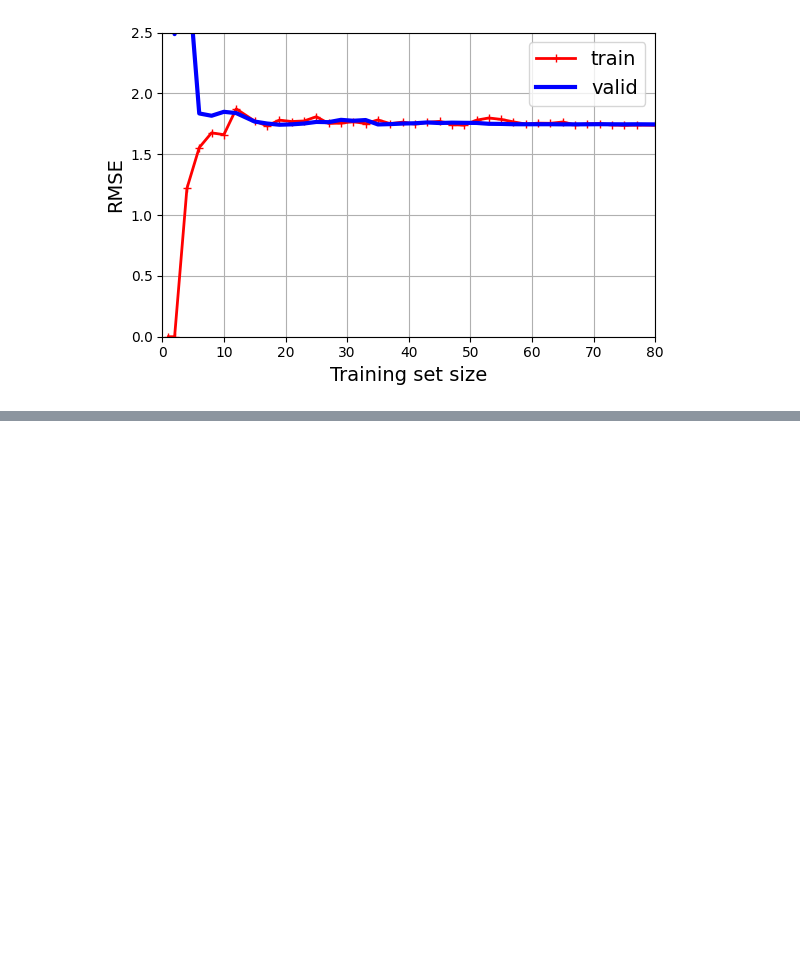
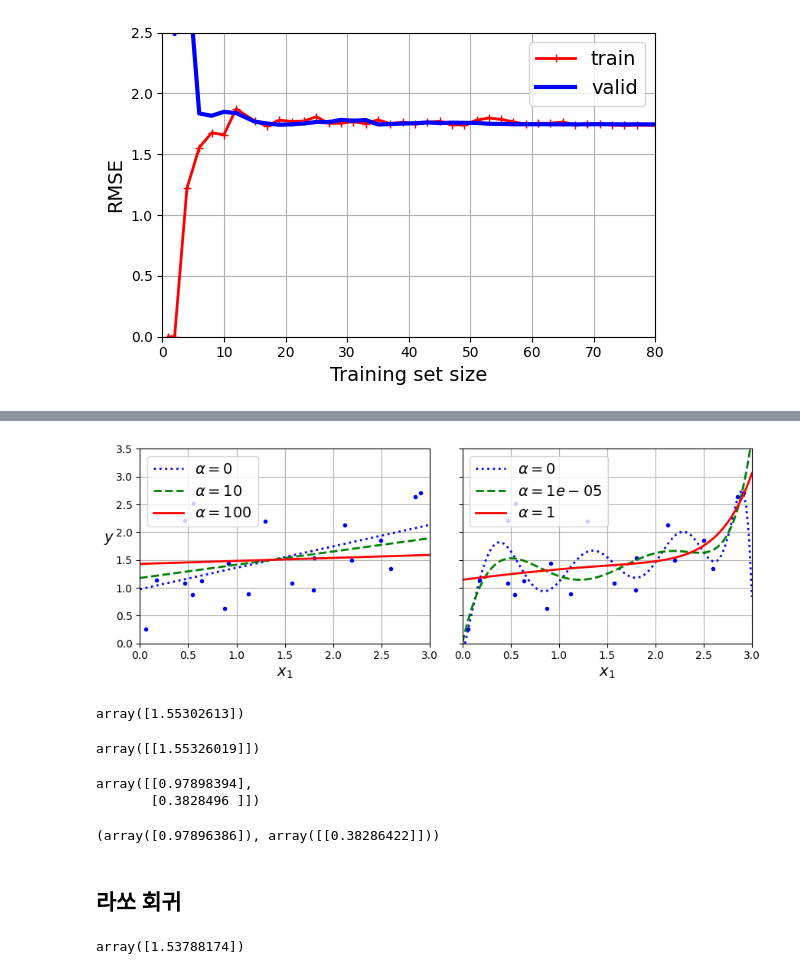
Before and after one commit to jangkoon-park/data-AI-study, a Jupyter notebook: ml-complete-guide-scikit-keras-tensorflow2/4장.ipynb, the cells around one changed output, grey strips where cells are left out. Cells and saved outputs as stored; diff of their text form; code cells hidden in the pictures; blank space fills up the shorter version.

```diff
--- a/ml-complete-guide-scikit-keras-tensorflow2/4장.ipynb
+++ b/ml-complete-guide-scikit-keras-tensorflow2/4장.ipynb
@@ -457,0 +545,75 @@ plt.show()
+# %%
+# 추가 코드 - 이 셀은 그림 4-17을 생성하고 저장합니다.
+
+def plot_model(model_class, polynomial, alphas, **model_kwargs):
+    plt.plot(X, y, "b.", linewidth=3)
+    for alpha, style in zip(alphas, ("b:", "g--", "r-")):
+        if alpha > 0:
+            model = model_class(alpha, **model_kwargs)
+        else:
+            model = LinearRegression()
+        if polynomial:
+            model = make_pipeline(
+                PolynomialFeatures(degree=10, include_bias=False),
+                StandardScaler(),
+                model)
+        model.fit(X, y)
+        y_new_regul = model.predict(X_new)
+        plt.plot(X_new, y_new_regul, style, linewidth=2,
+                 label=fr"$\alpha = {alpha}$")
+    plt.legend(loc="upper left")
+    plt.xlabel("$x_1$")
+    plt.axis([0, 3, 0, 3.5])
+    plt.grid()
+
+plt.figure(figsize=(9, 3.5))
+plt.subplot(121)
+plot_model(Ridge, polynomial=False, alphas=(0, 10, 100), random_state=42)
+plt.ylabel("$y$  ", rotation=0)
+plt.subplot(122)
+plot_model(Ridge, polynomial=True, alphas=(0, 10**-5, 1), random_state=42)
+plt.gca().axes.yaxis.set_ticklabels([])
+save_fig("ridge_regression_plot")
+plt.show()
+# %% [output]
+[figure, added]
+# %%
+sgd_reg = SGDRegressor(penalty="l2", alpha=0.1 / m, tol=None,
+                       max_iter=1000, eta0=0.01, random_state=42)
+sgd_reg.fit(X, y.ravel())  # fit()은 1D 타겟을 기대하므로 y.ravel()을 사용합니다.
+sgd_reg.predict([[1.5]])
+# %% [output]
+array([1.55302613])
+# %%
+# 추가 코드 - 확률적 평균 GD(solver="sag")를 사용하면
+# 이전과 거의 동일한 솔루션을 얻을 수 있음을 보여줍니다.
+ridge_reg = Ridge(alpha=0.1, solver="sag", random_state=42)
+ridge_reg.fit(X, y)
+ridge_reg.predict([[1.5]])
+# %% [output]
+array([[1.55326019]])
+# %%
+# 추가 코드 - 해석적으로 구한 릿지 회귀의 해를 보여주고
+# 아래에서 릿지 모델의 학습된 파라미터와 비교합니다.
+alpha = 0.1
+A = np.array([[0., 0.], [0., 1.]])
+X_b = np.c_[np.ones(m), X]
+np.linalg.inv(X_b.T @ X_b + alpha * A) @ X_b.T @ y
+# %% [output]
+array([[0.97898394],
+       [0.3828496 ]])
+# %%
+
+ridge_reg.intercept_, ridge_reg.coef_  # 추가 코드
+# %% [output]
+(array([0.97896386]), array([[0.38286422]]))
+# %% [markdown]
+## 라쏘 회귀
+# %%
+from sklearn.linear_model import Lasso
+
+lasso_reg = Lasso(alpha=0.1)
+lasso_reg.fit(X, y)
+lasso_reg.predict([[1.5]])
+# %% [output]
+array([1.53788174])
```
Also changed, not shown: parts of 15 cells of this notebook.
